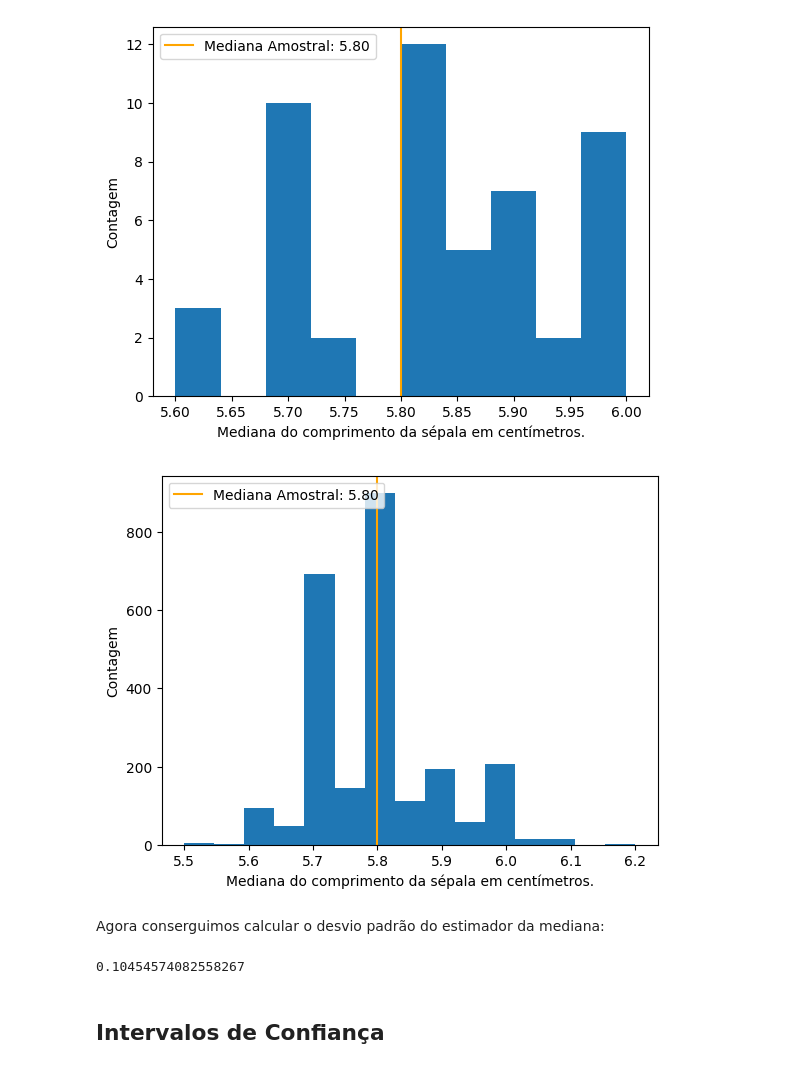
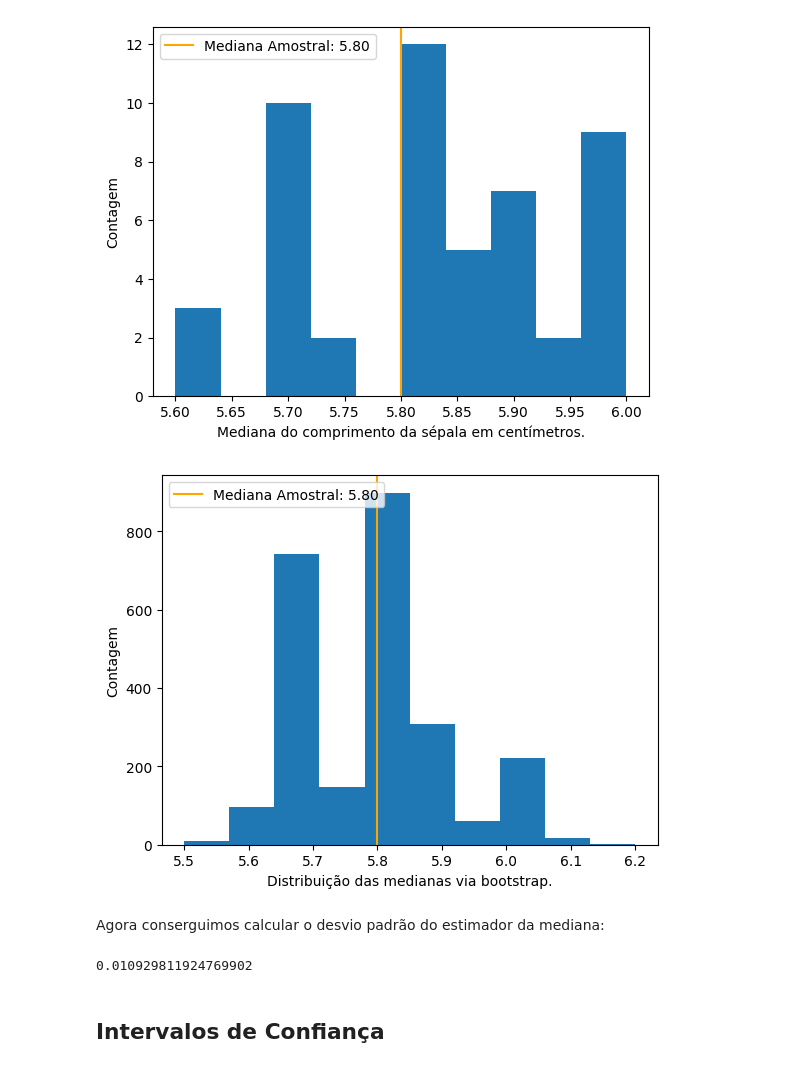
Before and after one commit to thiagorr162/thiagorr162.github.io, a Jupyter notebook: assets/aula/reamostragem/jupyter/bootstrap/bootstrap.ipynb, the cells around one changed output. Saved outputs shown, nothing was run; the diff lists cells and outputs as text; code cells hidden in the pictures.

Commit message:
Update jupyter notebook on bootstrap

```diff
--- a/assets/aula/reamostragem/jupyter/bootstrap/bootstrap.ipynb
+++ b/assets/aula/reamostragem/jupyter/bootstrap/bootstrap.ipynb
@@ -30,18 +39,18 @@ plt.show()
 # %% [markdown]
 ## Estimação da mediana
 # %%
-def bootstrap_median(x, n_bootstrap_samples, seed=123):
+def bootstrap_median(x, B, seed=123):
 
     rng = np.random.RandomState(seed)
-    sample_medians = np.zeros(shape=n_bootstrap_samples)
+    sample_medians = np.zeros(shape=B)
 
-    for i in range(n_bootstrap_samples):
+    for i in range(B):
         boot_sample = rng.choice(x, size=x.shape[0], replace=True)
         bootstrap_replicate = np.median(boot_sample)
         sample_medians[i] = bootstrap_replicate
     return sample_medians
 # %%
-boot_50 = bootstrap_median(x, n_bootstrap_samples=50, seed=123)
+boot_50 = bootstrap_median(x, B=50, seed=123)
 
 boot_median = np.median(boot_50)
 plt.hist(boot_50, bins=10)
@@ -53,24 +62,24 @@ plt.show()
 # %% [output]
 [figure]
 # %%
-boot_2500 = bootstrap_median(x, n_bootstrap_samples=2500, seed=123)
+boot_2500 = bootstrap_median(x, B=2500, seed=123)
 
 boot_mean = np.median(boot_2500)
-plt.hist(boot_2500, bins=15)
+plt.hist(boot_2500)
 plt.axvline(boot_median, color='orange', label='Mediana Amostral: %.2f' % boot_median)
-plt.xlabel('Mediana do comprimento da sépala em centímetros.')
+plt.xlabel('Distribuição das medianas via bootstrap.')
 plt.ylabel('Contagem')
 plt.legend(loc=2)
 plt.show()
 # %% [output]
-[figure, old version]
+[figure, new version]
 # %% [markdown]
 Agora conserguimos calcular o desvio padrão do estimador da mediana:
 # %%
-median_std = np.std(boot_2500, ddof=1)
-median_std
+median_var = np.std(boot_2500, ddof=1) ** 2
+median_var
 # %% [output]
-0.10454574082558267
+0.010929811924769902
 # %% [markdown]
 ## Intervalos de Confiança
 # %% [markdown]
```
Also changed, not shown: parts of 6 cells of this notebook.
